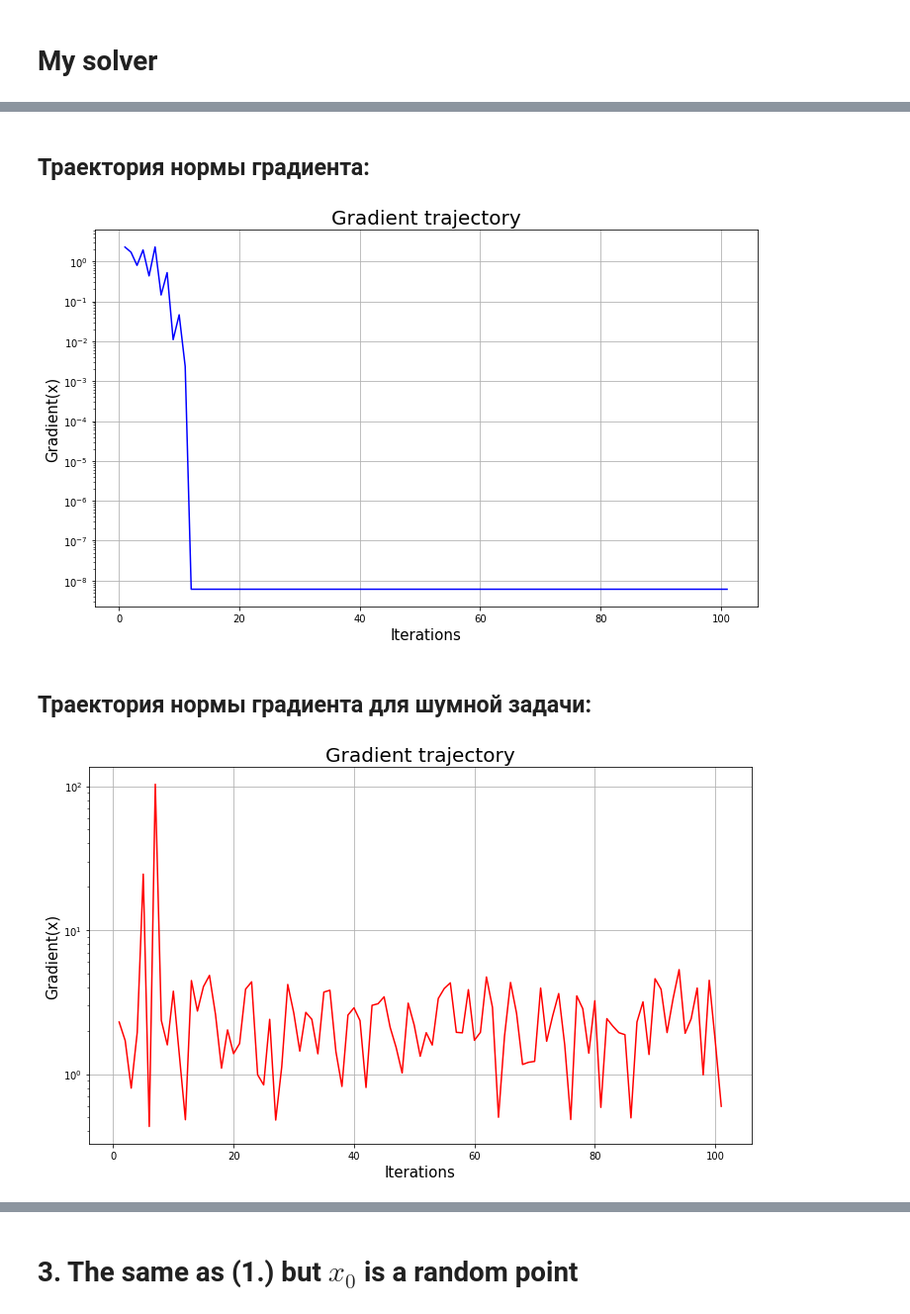
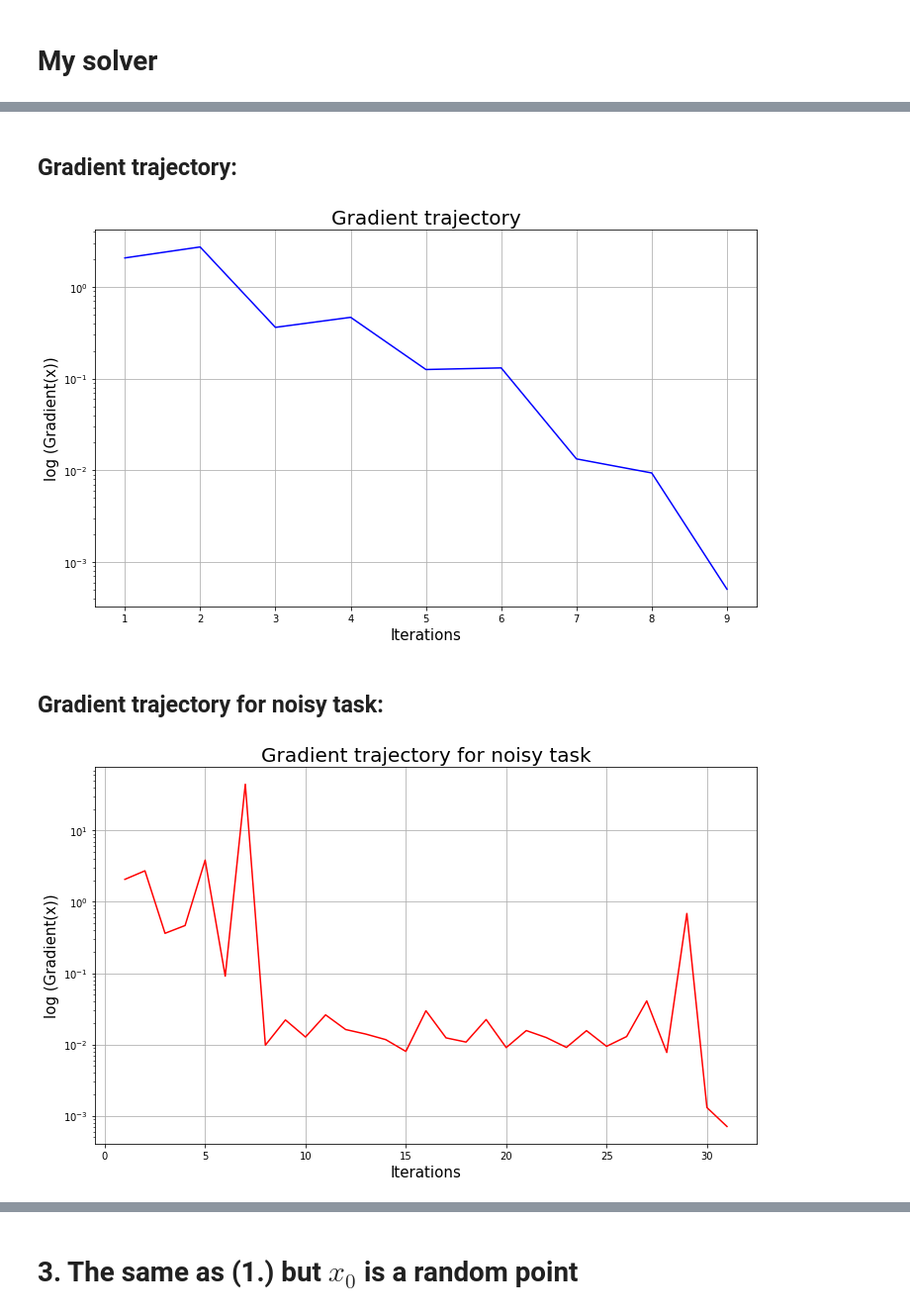
Before and after one commit to anryabtsev/Numerical-Optimization, a Jupyter notebook: Optimization_methods_project.ipynb, the cells around one changed output, grey strips where cells are left out. Shown at 99% size. Saved outputs shown, nothing was run; the diff lists cells and outputs as text; code cells hidden in the pictures.

```diff
--- a/Optimization_methods_project.ipynb
+++ b/Optimization_methods_project.ipynb
@@ -161,8 +164,6 @@ class CG_solver():
         d = self.d
         grad = self.grad
         beta = float(grad(x) @ self.A @ d) / float(d.T @ self.A @ d)
-
-        print(f'grad(x): {np.linalg.norm(grad(x))}')
         return beta
 
     def solve(self, x0, save_trajectory=True, variable_tilde_A=False, variable_tilde_b=False,\
@@ -177,10 +178,10 @@ class CG_solver():
         x = deepcopy(x0)
 
         while(np.linalg.norm(g, ord=2) > self.accuracy and i < self.n * self.factor):
-            print(f'i: {i}')
+            if (i+1) % 500 == 0: print(f'i: {i+1}')
             i += 1
             dx = self.calculate_alpha(x) * self.d
-            x += dx#
+            x += dx
             g = self.grad(x)
             gradient_traj.append(np.linalg.norm(g, ord=2))
             beta = self.calculate_beta(x, dx)
@@ -194,6 +195,7 @@ class CG_solver():
                 self.f = func['f']
                 self.grad = func['grad']
             trajectory.append(deepcopy(x))
+        print(f'{i} iterations')
         if save_trajectory:
             return {'trajectory' : trajectory, 'grad' : gradient_traj, "num_iter": i}
         else:
@@ -203,6 +205,6 @@ class CG_solver():
 # %%
 N = 10
-spectre = generate_spectre(0.01, 130000, int(N), 0.008)
+spectre = generate_spectre(0.1, 130000, int(N), 0.08)
 di = np.diag(spectre)
 
 
@@ -247,6 +233,6 @@ func2 = qf_params(noisy_B, noisy_b, noisy_B.shape[0])
 # %%
-solver2 = CG_solver(starter_A=B, starter_b=b, A=noisy_B, b=noisy_b)
+solver2 = CG_solver(starter_A=B, starter_b=b, factor=10000, A=noisy_B, b=noisy_b)
 # %%
-res2 = solver2.solve(x0, verbose=False, variable_tilde_A=True, variable_tilde_b=True, delta_A=10**-5, delta_b=10**-5)
-# res2 = solver2.solve(x0, verbose=False, variable_tilde_A=False, variable_tilde_b=True, delta_b=10**-1)
+res2 = solver2.solve(x0, variable_tilde_A=True, variable_tilde_b=True, delta_A=10**-5, delta_b=10**-5)
+# res2 = solver2.solve(x0, variable_tilde_A=True, variable_tilde_b=False, delta_A=10**-5)
 # %% [output]
@@ -300,24 +261,26 @@ f.savefig("res1_2.pdf", bbox_inches='tight')
-# %% [markdown]
-## Траектория нормы градиента:
+# %% [markdown]
+## Gradient trajectory:
 # %%
-plt.figure(figsize=(12,7))
-plt.semilogy(np.linspace(1, len(trajectory_for_gradient), len(trajectory_for_gradient)), [np.linalg.norm(func1['grad'](trajectory_for_gradient[i])) for i in range(len(trajectory_for_gradient))], color='b')
+f = plt.figure(figsize=(12,7))
+plt.semilogy(np.linspace(1, len(res1['trajectory']), len(res1['trajectory'])), [np.linalg.norm(func1['grad'](res1['trajectory'][i])) for i in range(len(res1['trajectory']))], color='b')
 plt.title('Gradient trajectory', fontsize=20)
 plt.xlabel('Iterations', fontsize=15)
-plt.ylabel('Gradient(x)', fontsize=15)
+plt.ylabel('log (Gradient(x))', fontsize=15)
 plt.grid()
 plt.show()
+f.savefig("grad_10_5.pdf", bbox_inches='tight')
 # %% [output]
-[figure, old version]
+[figure, new version]
-# %% [markdown]
-## Траектория нормы градиента для шумной задачи:
+# %% [markdown]
+## Gradient trajectory for noisy task:
 # %%
-plt.figure(figsize=(12,7))
+f = plt.figure(figsize=(12,7))
 plt.semilogy(np.linspace(1, len(res2['grad']), len(res2['grad'])), res2['grad'], color='r')
-plt.title('Gradient trajectory', fontsize=20)
+plt.title('Gradient trajectory for noisy task', fontsize=20)
 plt.xlabel('Iterations', fontsize=15)
-plt.ylabel('Gradient(x)', fontsize=15)
+plt.ylabel('log (Gradient(x))', fontsize=15)
 plt.grid()
 plt.show()
+f.savefig("grad_n_10_5.pdf", bbox_inches='tight')
 # %% [output]
-[figure, old version]
+[figure, new version]
```
Also changed, not shown: parts of 41 cells of this notebook.
